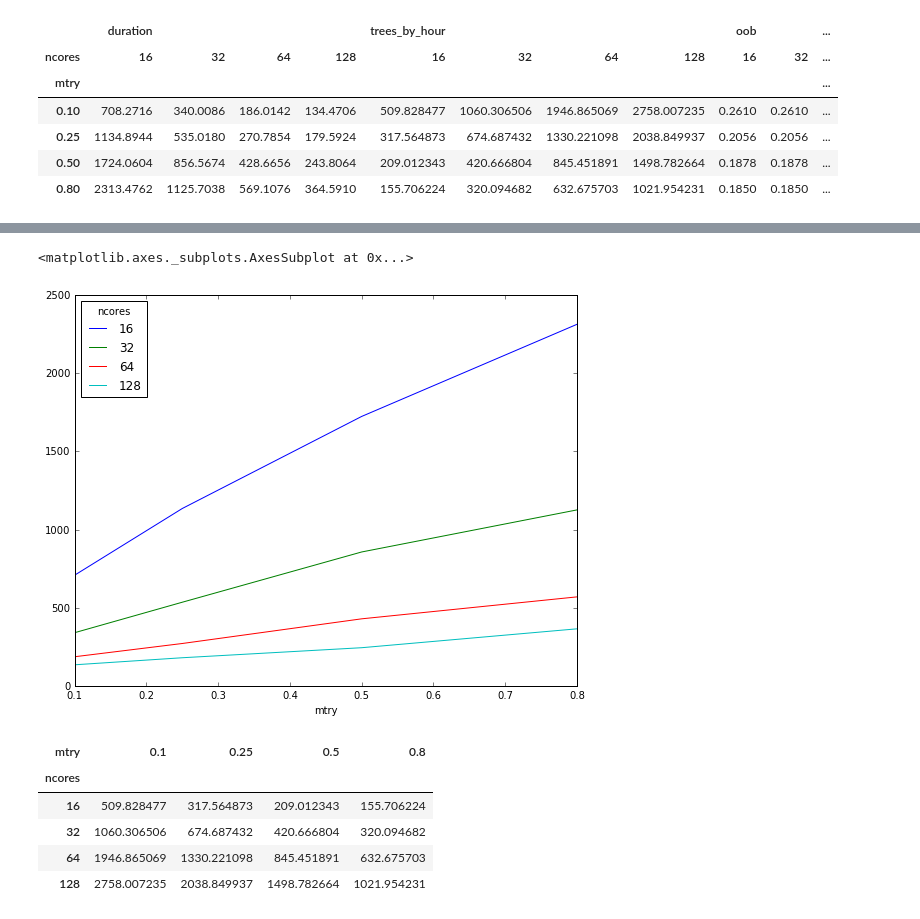
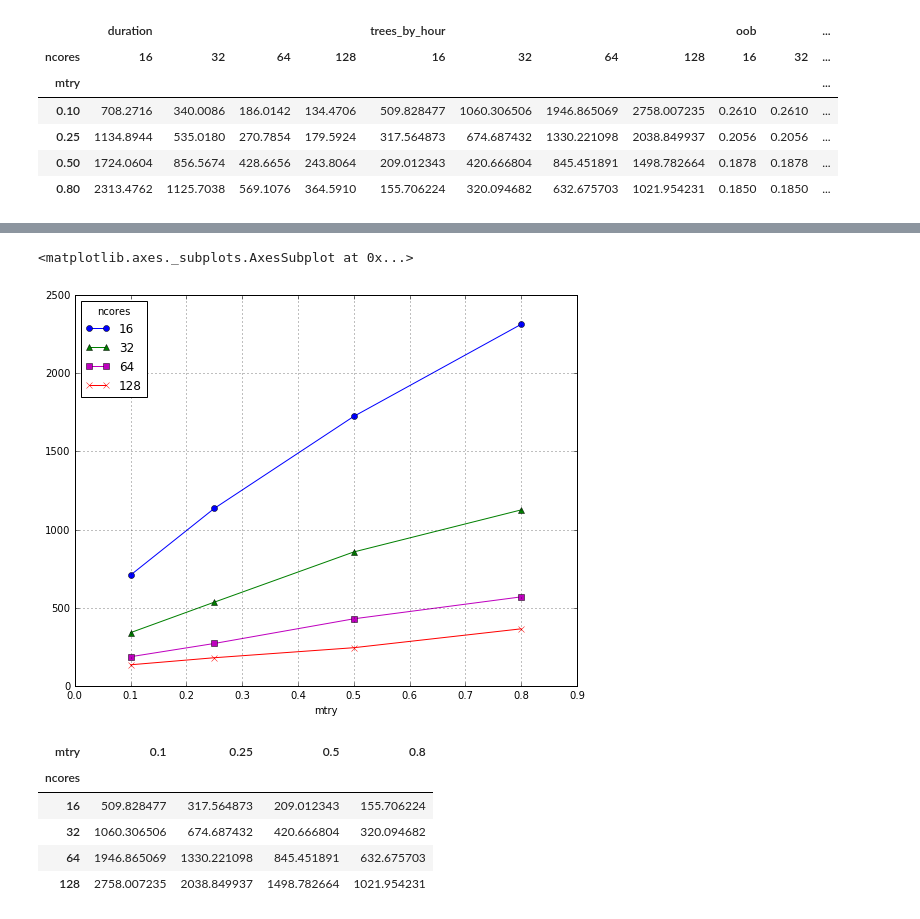
Before and after one commit to aehrc/VariantSpark, a Jupyter notebook: perf/plos16/mtry_cpu.ipynb, the cells around one changed output, grey strips where cells are left out. Drawn from its saved outputs; the diff is of its cells as text; code cells hidden in the pictures.

```diff
--- a/perf/plos16/mtry_cpu.ipynb
+++ b/perf/plos16/mtry_cpu.ipynb
@@ -59,8 +59,8 @@ duration
-# %%
-duration.plot()
-# %% [output]
-<matplotlib.axes._subplots.AxesSubplot at 0x...>
-[figure, removed]
+# %%
+duration.plot(style=['bo-', 'g^-', 'ms-', 'rx-'], grid=True,  xlim= (0.0, 0.9))
+# %% [output]
+<matplotlib.axes._subplots.AxesSubplot at 0x...>
+[figure, added]
 # %%
 trees_by_hour = oob_and_duration['trees_by_hour'].T
 trees_by_hour
```
Also changed, not shown: parts of 3 cells of this notebook, 6 other files.
